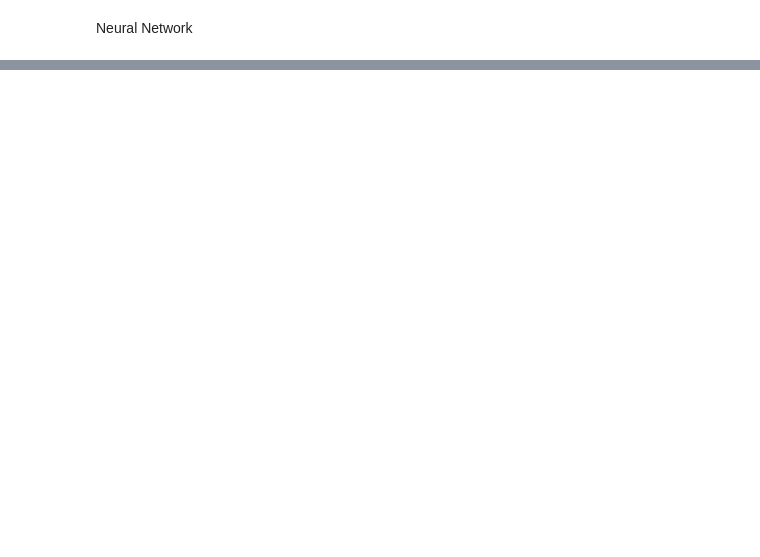
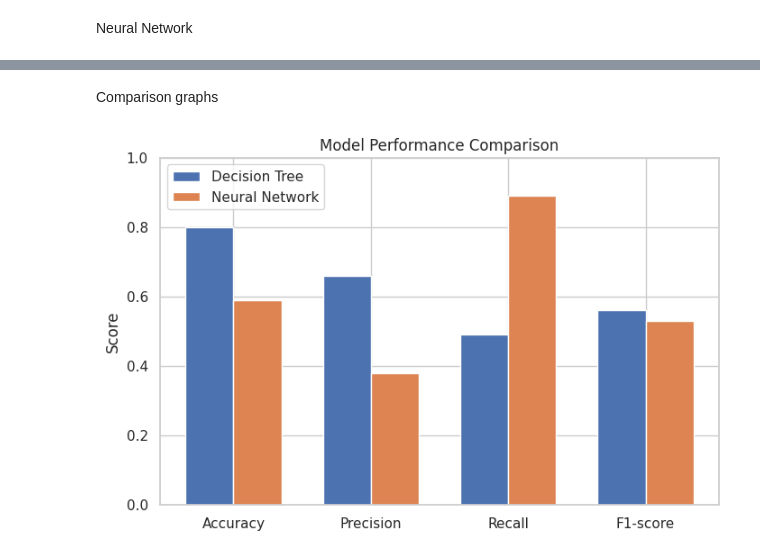
Before and after one commit to Kavindu-20241240/mlcw, a Jupyter notebook: mlcw_iynb.ipynb, the cells around one changed output, grey strips where cells are left out. Cells and saved outputs as stored; diff of their text form; code cells hidden in the pictures; blank space fills up the shorter version.

Commit message:
edited nueral network

```diff
--- a/mlcw_iynb.ipynb
+++ b/mlcw_iynb.ipynb
@@ -287,0 +325,27 @@ Epoch 25/25
+# %% [markdown]
+Comparison graphs
+# %%
+import matplotlib.pyplot as plt
+import numpy as np
+
+# Metrics for churn class (True)
+metrics = ["Accuracy", "Precision", "Recall", "F1-score"]
+
+decision_tree_scores = [0.80, 0.66, 0.49, 0.56]
+neural_network_scores = [0.59, 0.38, 0.89, 0.53]
+
+x = np.arange(len(metrics))
+width = 0.35
+
+plt.figure(figsize=(8,5))
+plt.bar(x - width/2, decision_tree_scores, width, label="Decision Tree")
+plt.bar(x + width/2, neural_network_scores, width, label="Neural Network")
+
+plt.xticks(x, metrics)
+plt.ylabel("Score")
+plt.title("Model Performance Comparison")
+plt.legend()
+plt.ylim(0,1)
+plt.show()
+# %% [output]
+[figure, added]
```
Also changed, not shown: parts of 19 cells of this notebook.
